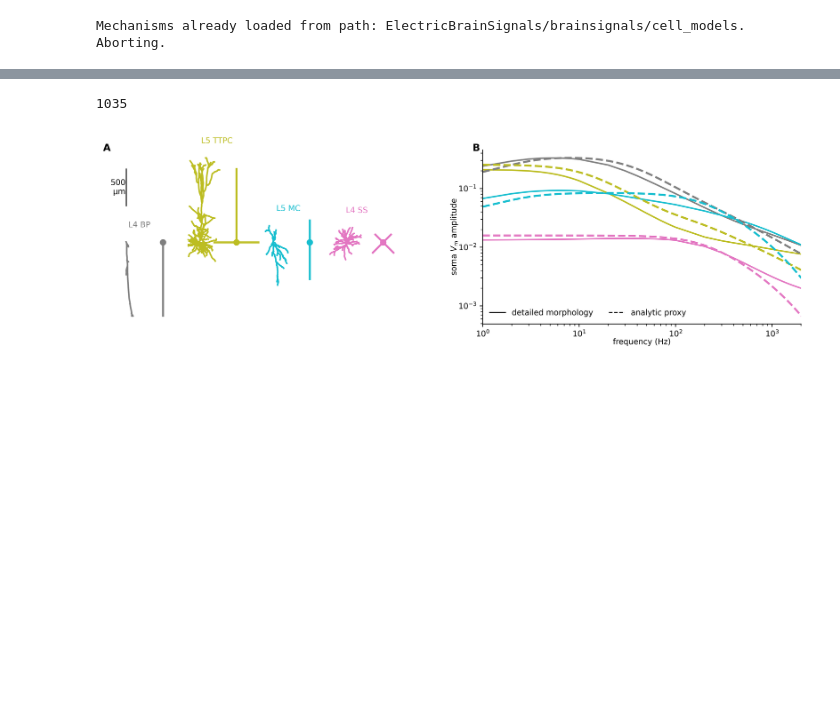
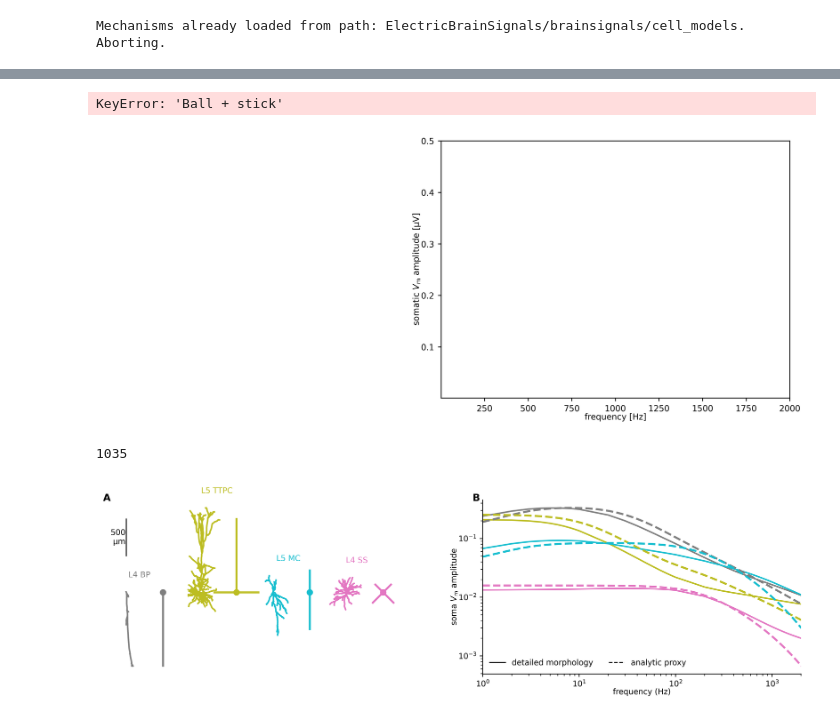
Before and after one commit to torbjone/CellTypeDependenceElStim, a Jupyter notebook: simulations/celltype_ES_scipy.ipynb, the cells around one changed output, grey strips where cells are left out. Saved outputs shown, nothing was run; the diff lists cells and outputs as text; code cells hidden in the pictures; blank space fills up the shorter version.

```diff
--- a/simulations/celltype_ES_scipy.ipynb
+++ b/simulations/celltype_ES_scipy.ipynb
@@ -360,9 +360,7 @@ def return_ball_and_N_sticks_cell(
         dend.pt3dadd(0, 0, 0, di)
         dend.pt3dadd(dx, dy, dz, di)
 
-
         dend.nseg = int(li / 100.0 * nseg_per_100um) + 1
-
         dendrites.append(dend)
 
     # --- Biophysics ---
@@ -370,13 +368,15 @@ def return_ball_and_N_sticks_cell(
         sec.Ra = Ri * 100
         sec.cm = Cm * 100
         sec.insert("pas")
-
         sec.e_pas = e_pas
 
         sec.insert("extracellular")
         sec.g_pas = 1.0 / (Rm *1e4)
 
     soma.g_pas = 1.0 / (Rm_soma *1e4)
+
+    for sec in h.allsec():
+        print(sec.name())
 
     # --- LFPy cell ---
     cell = LFPy.Cell(
@@ -481,3 +463,45 @@ plt.savefig("cell_test.png")
+# %%
+fig = plt.figure(figsize=[10, 4])
+fig.subplots_adjust(hspace=0.5, left=0.02, right=0.99, top=0.96, wspace=0.1)
+ax1 = fig.add_subplot(121, aspect=1, frameon=False, xticks=[], yticks=[])
+ax_vm_fft = fig.add_subplot(1, 2, 2, xlim=[1, 2000], ylim=[1e-3, 0.5], xlabel="frequency [Hz]", ylabel=r"somatic $V_{\rm m}$ amplitude [µV]")
+
+for i, name in enumerate(analytic_cells):
+    celldef = cell_models[name]
+    np.random.seed(123344)
+    Tp = k_scale * np.array([Tp_general(w, **celldef) for w in omega ])
+
+    freq = data_dict[name]['freq']
+    amp_vm = data_dict[name]['vm_amp']
+    cell_x = data_dict[name]['cell_x']
+    cell_z = data_dict[name]['cell_z']
+
+    ax_vm_fft.loglog(
+        freq , amp_vm,
+        color=celldef['color'],
+        label=name,
+        ls='-',
+        lw=2,
+    )
+
+    ax_vm_fft.loglog(
+        f, np.abs(Tp),
+        color='0.7',
+        label=name,
+        ls='--',
+        lw=1.5,
+        zorder=12,
+    )
+
+    ax1.plot(cell_x.T + 300 * i, cell_z.T, c=celldef['color'])
+    ax1.plot(cell_x[0].mean() + 300 * i, cell_z[0].mean(), 'o', c=celldef['color'])
+
+pc.simplify_axes(fig.axes)
+pc.mark_subplots(fig.axes, ypos=1.02, xpos=-0.03)
+plt.savefig("analytic_formula_validation.pdf")
+# %% [output]
+KeyError: 'Ball + stick'
+[figure, added]
 # %%
 base_dir = '/home/tone/work/celltype_ES/CellTypeDependenceElStim/simulations/sim_results/'
 all_cell_models_folder = '/home/tone/work/celltype_ES/CellTypeDependenceElStim/simulations/all_cells_folder/'
```
Also changed, not shown: parts of 4 cells of this notebook, 3 other files.
